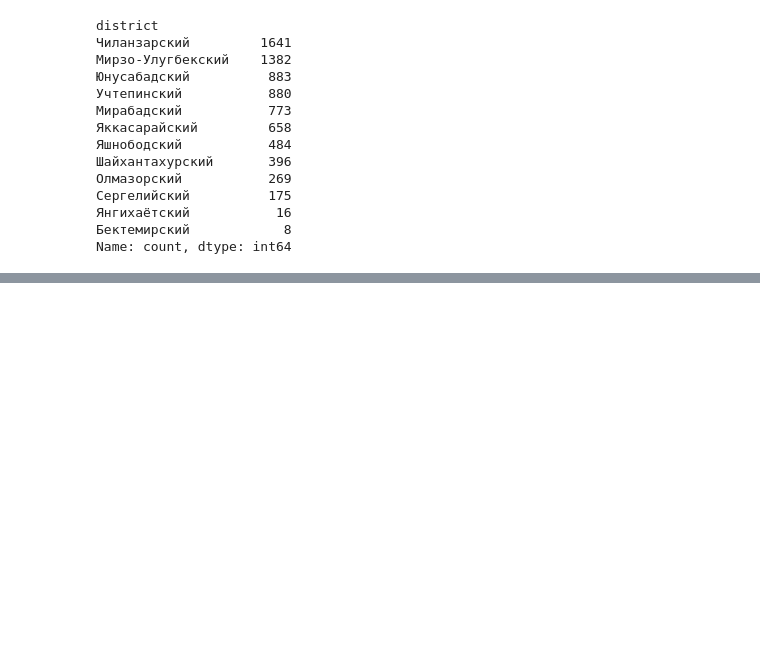
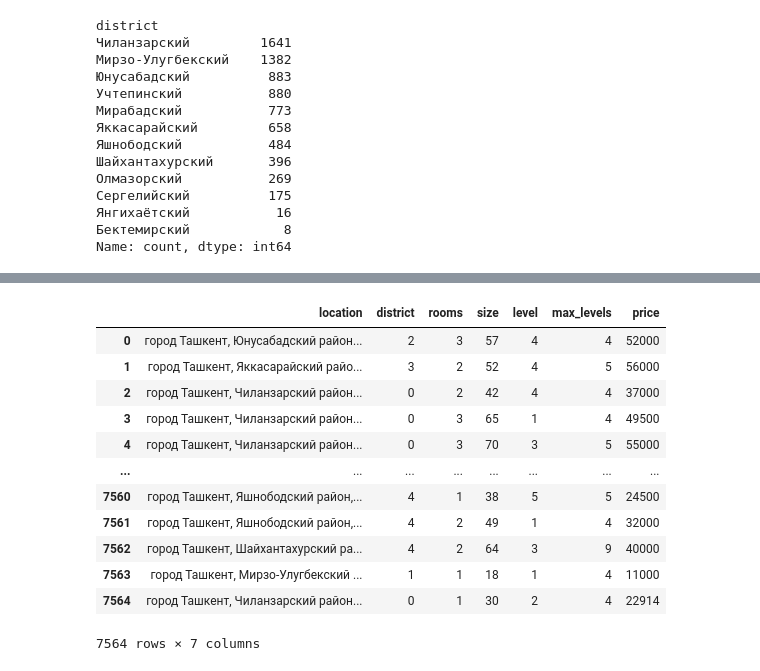
Before and after one commit to Nurik1002/Olx_Home, a Jupyter notebook: 03TashkentHome.ipynb, the cells around one changed output, grey strips where cells are left out. Drawn from its saved outputs; the diff is of its cells as text; code cells hidden in the pictures; blank space fills up the shorter version.

```diff
--- a/03TashkentHome.ipynb
+++ b/03TashkentHome.ipynb
@@ -60,0 +89,17 @@ label_district = {
+# %%
+data = data[data['size'] != 'Площадьземли:1сот']
+data
+# %% [output]
+|  | location | district | rooms | size | level | max_levels | price |
+| 0 | город Ташкент, Юнусабадский район... | 2 | 3 | 57 | 4 | 4 | 52000 |
+| 1 | город Ташкент, Яккасарайский райо... | 3 | 2 | 52 | 4 | 5 | 56000 |
+| 2 | город Ташкент, Чиланзарский район... | 0 | 2 | 42 | 4 | 4 | 37000 |
+| 3 | город Ташкент, Чиланзарский район... | 0 | 3 | 65 | 1 | 4 | 49500 |
+| 4 | город Ташкент, Чиланзарский район... | 0 | 3 | 70 | 3 | 5 | 55000 |
+| ... | ... | ... | ... | ... | ... | ... | ... |
+| 7560 | город Ташкент, Яшнободский район,... | 4 | 1 | 38 | 5 | 5 | 24500 |
+| 7561 | город Ташкент, Яшнободский район,... | 4 | 2 | 49 | 1 | 4 | 32000 |
+| 7562 | город Ташкент, Шайхантахурский ра... | 4 | 2 | 64 | 3 | 9 | 40000 |
+| 7563 | город Ташкент, Мирзо-Улугбекский ... | 1 | 1 | 18 | 1 | 4 | 11000 |
+| 7564 | город Ташкент, Чиланзарский район... | 0 | 1 | 30 | 2 | 4 | 22914 |
+7564 rows × 7 columns
```
Also changed, not shown: parts of 30 cells of this notebook.
